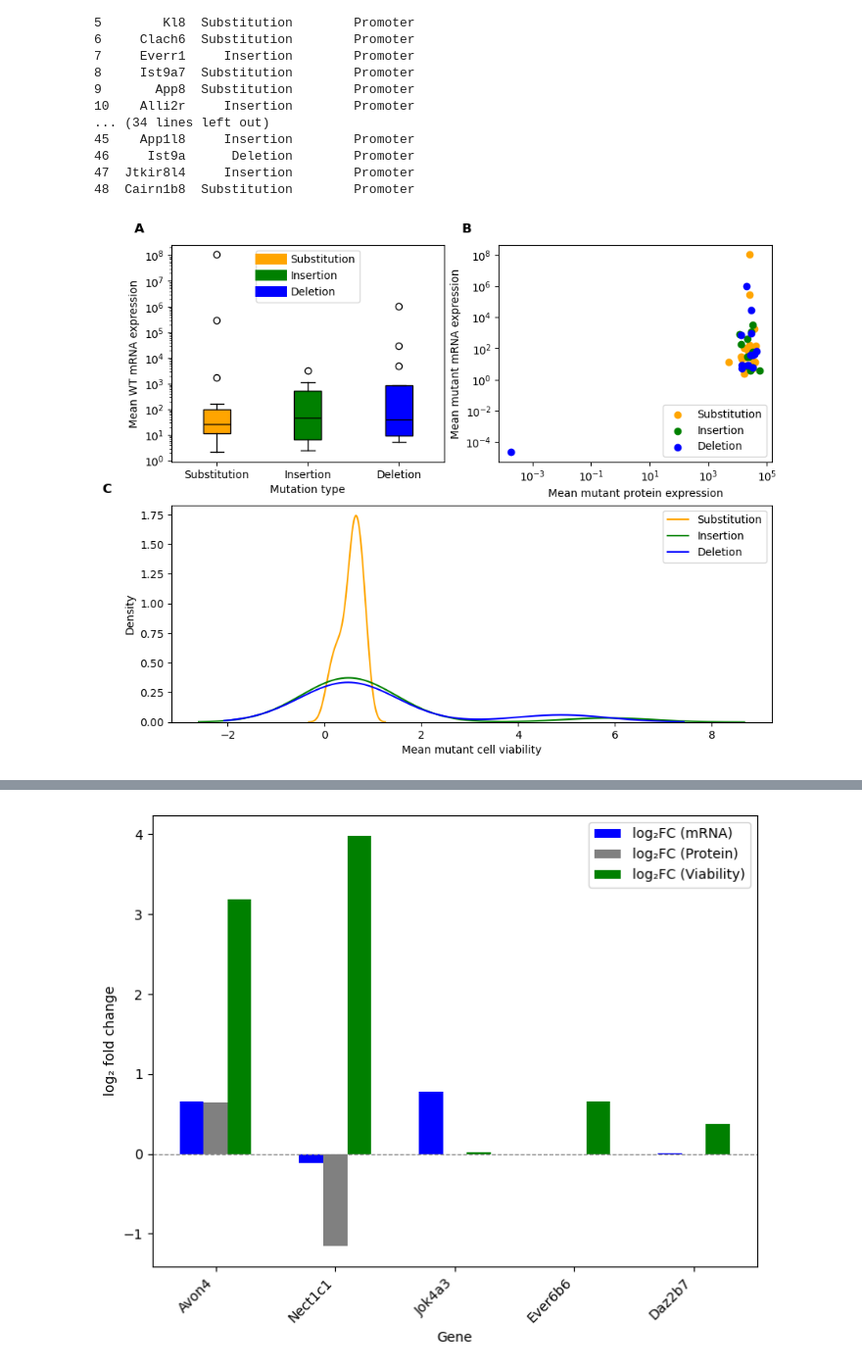
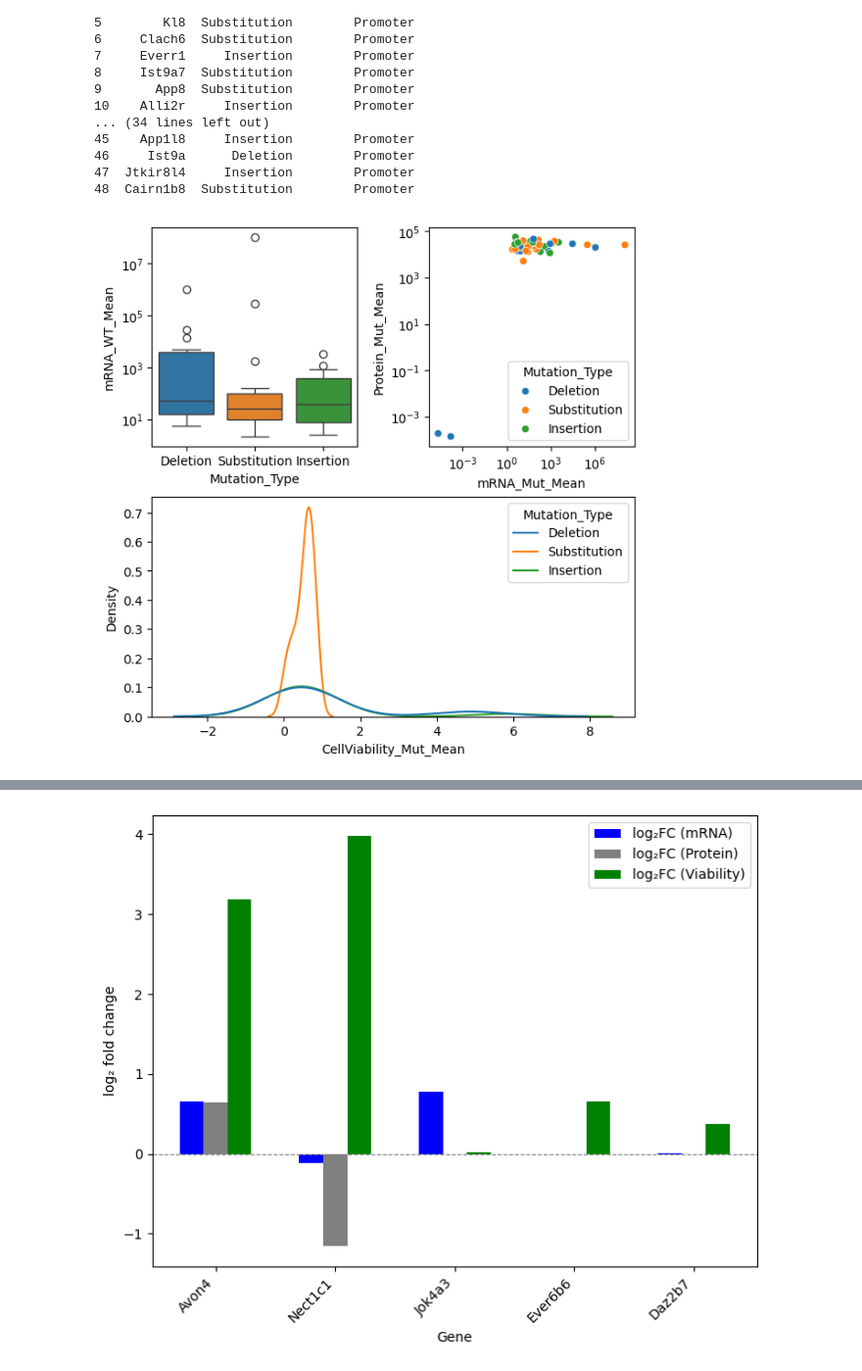
Before and after one commit to eileencalantz/BioComp-Report, a Jupyter notebook: Report 2.ipynb, the cells around one changed output, grey strips where cells are left out. Shown: that part at 98% size. Cells and saved outputs as stored; diff of their text form; code cells hidden in the pictures.

Commit message:
Changed multipanelplot to seaborn to shorten, changed "Avg" to "Mean"

```diff
--- a/Report 2.ipynb
+++ b/Report 2.ipynb
@@ -100,99 +98,58 @@ print(df[["Gene", "Mutation_Type", "Mutation_Region"]])
 48  Cairn1b8  Substitution        Promoter
 # %%
 # --- Finding mean mRNA expression for WT and mutant strains ---
-df["mRNA_WT_Avg"] = df[[
+df["mRNA_WT_Mean"] = df[[
     "mRNA.Expression.WT.Rep1",
     "mRNA.Expression.WT.Rep2",
     "mRNA.Expression.WT.Rep3"
 ]].astype(float).mean(axis=1)
 
-df["mRNA_Mut_Avg"] = df[[
+df["mRNA_Mut_Mean"] = df[[
     "mRNA.Expression.Mut.Rep1",
     "mRNA.Expression.Mut.Rep2",
     "mRNA.Expression.Mut.Rep3"
 ]].astype(float).mean(axis=1)
 # %%
 # --- Finding mean protein expression for WT and mutant strains ---
-df["Protein_Exp_WT_Avg"] = df[[
+df["Protein_WT_Mean"] = df[[
     "Protein.Expression.WT.Rep1",
     "Protein.Expression.WT.Rep2",
     "Protein.Expression.WT.Rep3"
 ]].astype(float).mean(axis=1)
 
-df["Protein_Exp_Mut_Avg"] = df[[
+df["Protein_Mut_Mean"] = df[[
     "Protein.Expression.Mut.Rep1",
     "Protein.Expression.Mut.Rep2",
     "Protein.Expression.Mut.Rep3"
 ]].astype(float).mean(axis=1)
 # %%
 # --- Finding mean cell viability for WT and mutant strains ---
-df["CellViability_WT_Avg"] = df[[
+df["CellViability_WT_Mean"] = df[[
     "CellViability.WT.Rep1",
     "CellViability.WT.Rep2",
     "CellViability.WT.Rep3"
 ]].astype(float).mean(axis=1)
 
-df["CellViability_Mut_Avg"] = df[[
+df["CellViability_Mut_Mean"] = df[[
     "CellViability.Mut.Rep1",
     "CellViability.Mut.Rep2",
     "CellViability.Mut.Rep3"
 ]].astype(float).mean(axis=1)
 # %%
 # --- Creating mosaic plot ---
-fig, ax = plt.subplot_mosaic([["box", "scatter"], ["kde", "kde"]], figsize=(10, 8))
+fig, ax = plt.subplot_mosaic([["box", "scatter"], ["hist", "hist"]], figsize=(6,6), layout="constrained")
 
-group_labels = ["Substitution", "Insertion", "Deletion"]
-colors = ["orange", "green", "blue"]
+sb.boxplot(data=df, x="Mutation_Type", y="mRNA_WT_Mean", hue="Mutation_Type", ax=ax["box"])
+sb.scatterplot(data=df, x="mRNA_Mut_Mean", y="Protein_Mut_Mean", hue="Mutation_Type", ax=ax["scatter"])
+sb.kdeplot(data=df, x="CellViability_Mut_Mean", hue="Mutation_Type", ax=ax["hist"])
 
-#boxplot
-box_data = [df[df["Mutation_Type"] == label]["mRNA_Exp_WT_Avg"] for label in group_labels]
-bp = ax["box"].boxplot(box_data, tick_labels=group_labels, patch_artist=True)
-
-for patch, color in zip(bp["boxes"], colors): patch.set_facecolor(color)
-for item in bp["medians"]: item.set_color("black")
-
-legend = [plt.Line2D([0], [0], color=c, lw=10, label=l) for c, l in zip(colors, group_labels)]
-ax["box"].legend(handles=legend, loc="upper center")
-ax["box"].set_xlabel("Mutation type")
-ax["box"].set_ylabel("Mean WT mRNA expression")
-ax["box"].set_yscale("log")
-
-ax["box"].text(-0.1, 1.1, "A", transform=ax["box"].transAxes,
-               fontsize=12, fontweight='bold', va='top', ha='right')
-
-#scatterplot
-for mutation, color in zip(group_labels, colors):
-    subset = df[df["Mutation_Type"] == mutation]
-    ax["scatter"].scatter(
-        subset["Protein_Exp_Mut_Avg"],
-        subset["mRNA_Exp_Mut_Avg"],
-        label=mutation,
-        color=color)
-
-ax["scatter"].set_xlabel("Mean mutant protein expression")
-ax["scatter"].set_ylabel("Mean mutant mRNA expression")
 ax["scatter"].set_xscale("log")
 ax["scatter"].set_yscale("log")
-ax["scatter"].legend(loc="lower right")
-
-ax["scatter"].text(-0.1, 1.1, "B", transform=ax["scatter"].transAxes,
-                   fontsize=12, fontweight='bold', va='top', ha='right')
-
-#KD plot
-for mutation, color in zip(group_labels, colors):
-    subset = df[df["Mutation_Type"] == mutation]["CellViability_Mut_Avg"]
-    if len(subset) > 1:
-        subset.plot(kind="kde", ax=ax["kde"], label=mutation, color=color)
-
-ax["kde"].set_xlabel("Mean mutant cell viability")
-ax["kde"].set_ylabel("Density")
-ax["kde"].legend()
-ax["kde"].set_ylim(bottom=0)
-ax["kde"].text(-0.1, 1.1, "C", transform=ax["kde"].transAxes,
-               fontsize=12, fontweight='bold', va='top', ha='right')
+ax["box"].set_yscale("log")
+plt.savefig("multipanelplot.png")
 plt.show()
 # %% [output]
-[figure, old version]
+[figure, new version]
 # %%
 # ---- Calculating log2FC ----
 df = df[
```
Also changed, not shown: parts of 8 cells of this notebook.
